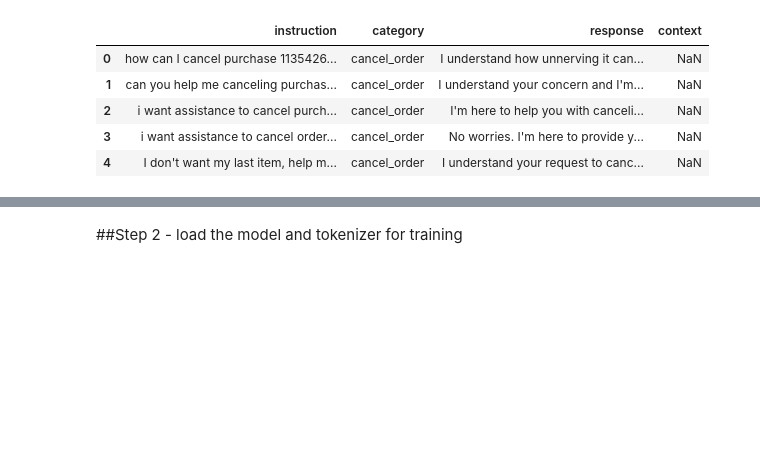
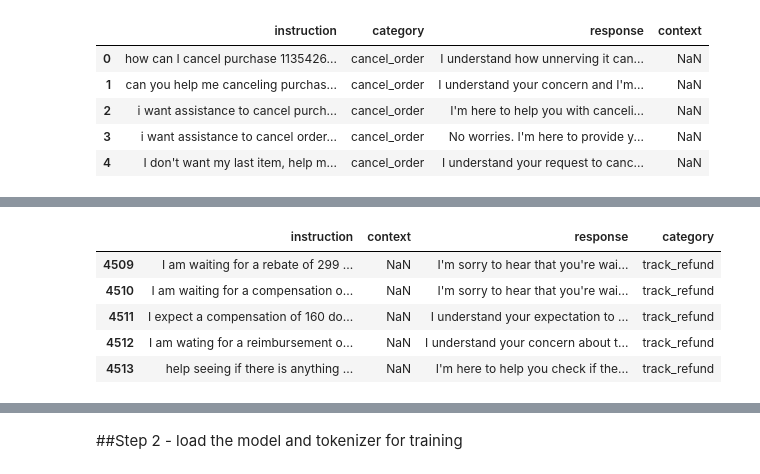
Before and after one commit to ShawnLiu119/FineTune-Llama2, a Jupyter notebook: cust_response_Llama2FT.ipynb, the cells around one changed output, grey strips where cells are left out. Saved outputs shown, nothing was run; the diff lists cells and outputs as text; code cells hidden in the pictures; blank space fills up the shorter version.

```diff
--- a/cust_response_Llama2FT.ipynb
+++ b/cust_response_Llama2FT.ipynb
@@ -275 +287,16 @@ df_1.head()
+# %%
+df_blst = df_blst[['instruction', 'context', 'Response']]
+
+df_blst.columns = np.array(['instruction', 'context', 'response'])
+
+df_blst_ext = pd.concat([df_blst, df_1])
+# %%
+df_blst_ext.tail()
+# %% [output]
+|  | instruction | context | response | category |
+| 4509 | I am waiting for a rebate of 299 ... | NaN | I'm sorry to hear that you're wai... | track_refund |
+| 4510 | I am waiting for a compensation o... | NaN | I'm sorry to hear that you're wai... | track_refund |
+| 4511 | I expect a compensation of 160 do... | NaN | I understand your expectation to ... | track_refund |
+| 4512 | I am wating for a reimbursement o... | NaN | I understand your concern about t... | track_refund |
+| 4513 | help seeing if there is anything ... | NaN | I'm here to help you check if the... | track_refund |
 # %%
```
Also changed, not shown: parts of 36 cells of this notebook.
